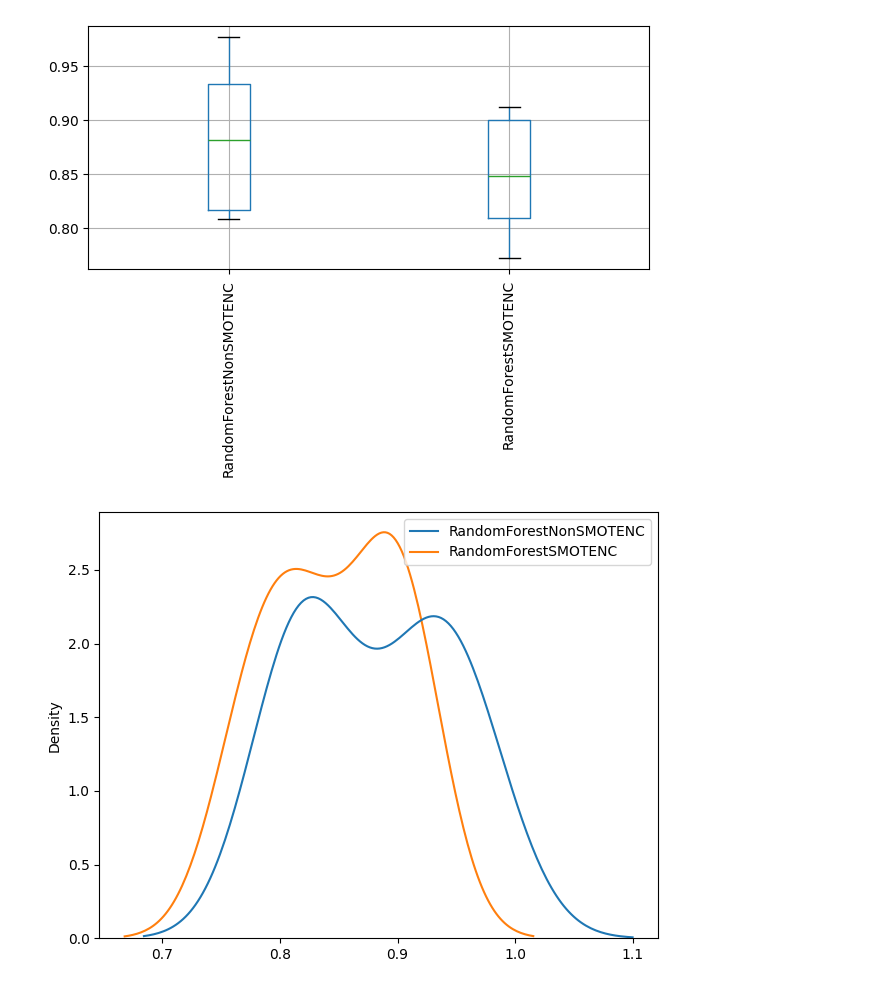
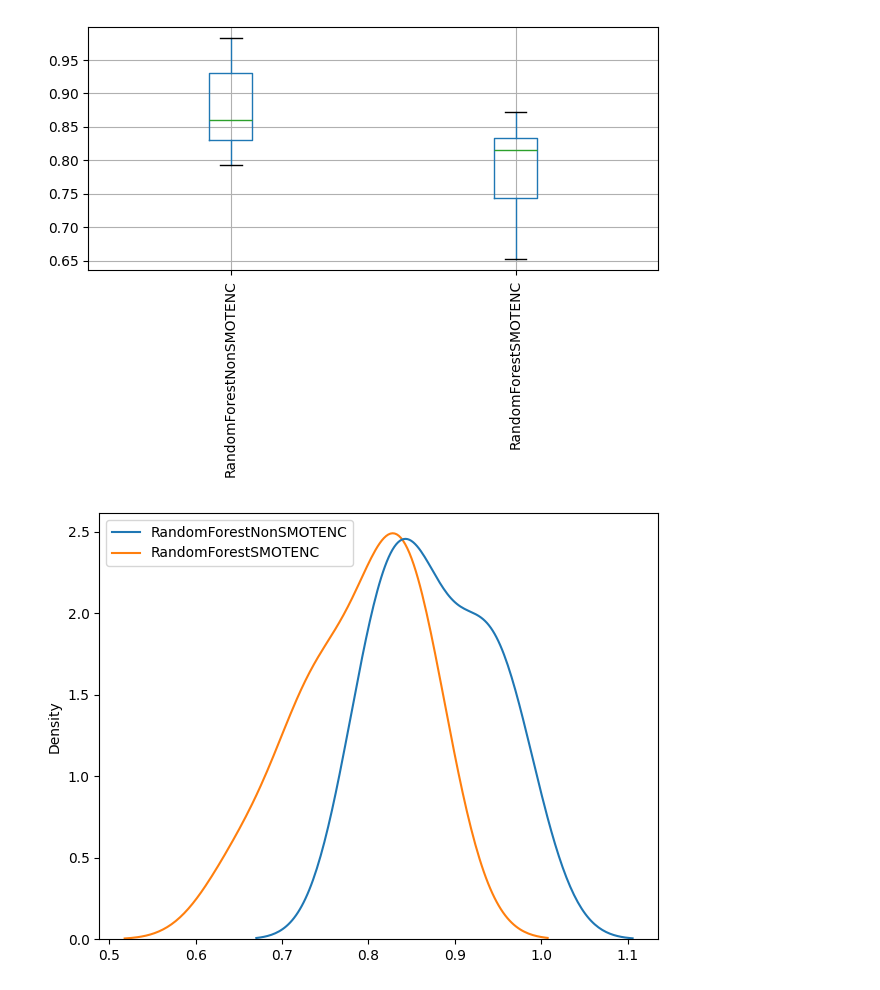
Before and after one commit to cletopellegrino/Cirrhosis-Survival-Prediction, a Jupyter notebook: code/RFComparison.ipynb, the cells around one changed output. Cells and saved outputs as stored; diff of their text form; code cells hidden in the pictures.

```diff
--- a/code/RFComparison.ipynb
+++ b/code/RFComparison.ipynb
@@ -5,19 +5,19 @@ import matplotlib.pyplot as plt
 import seaborn as sns
 # %%
 cv_scores = {
-    'RandomForestNonSMOTENC': np.load("results/RandomForestNonSMOTENC.npy"),
-    'RandomForestSMOTENC': np.load("results/RandomForestSMOTENC.npy"),
+    'RandomForestNonSMOTENC': np.load("RandomForestNonSMOTENC.npy"),
+    'RandomForestSMOTENC': np.load("RandomForestSMOTENC.npy"),
 }
 
 df_cv_scores = pd.DataFrame(cv_scores)
 
 df_cv_scores.boxplot()
 plt.xticks(ticks=range(1, len(df_cv_scores.columns) + 1), labels=df_cv_scores.columns, rotation=90)
 plt.tight_layout()
 plt.savefig("stat_result(RFComparison).png")
 plt.show()
 # %% [output]
-[figure, old version]
+[figure, new version]
 # %%
 import scipy.stats as stats
 
@@ -26,7 +26,7 @@ plt.tight_layout()
 plt.savefig("RFComparison KDE plot.png")
 plt.show()
 # %% [output]
-[figure, old version]
+[figure, new version]
 # %%
 for i, col in enumerate(df_cv_scores.columns):
     stats.probplot(df_cv_scores[col], plot=plt)
```
Also changed, not shown: parts of 4 cells of this notebook, 26 other files.
